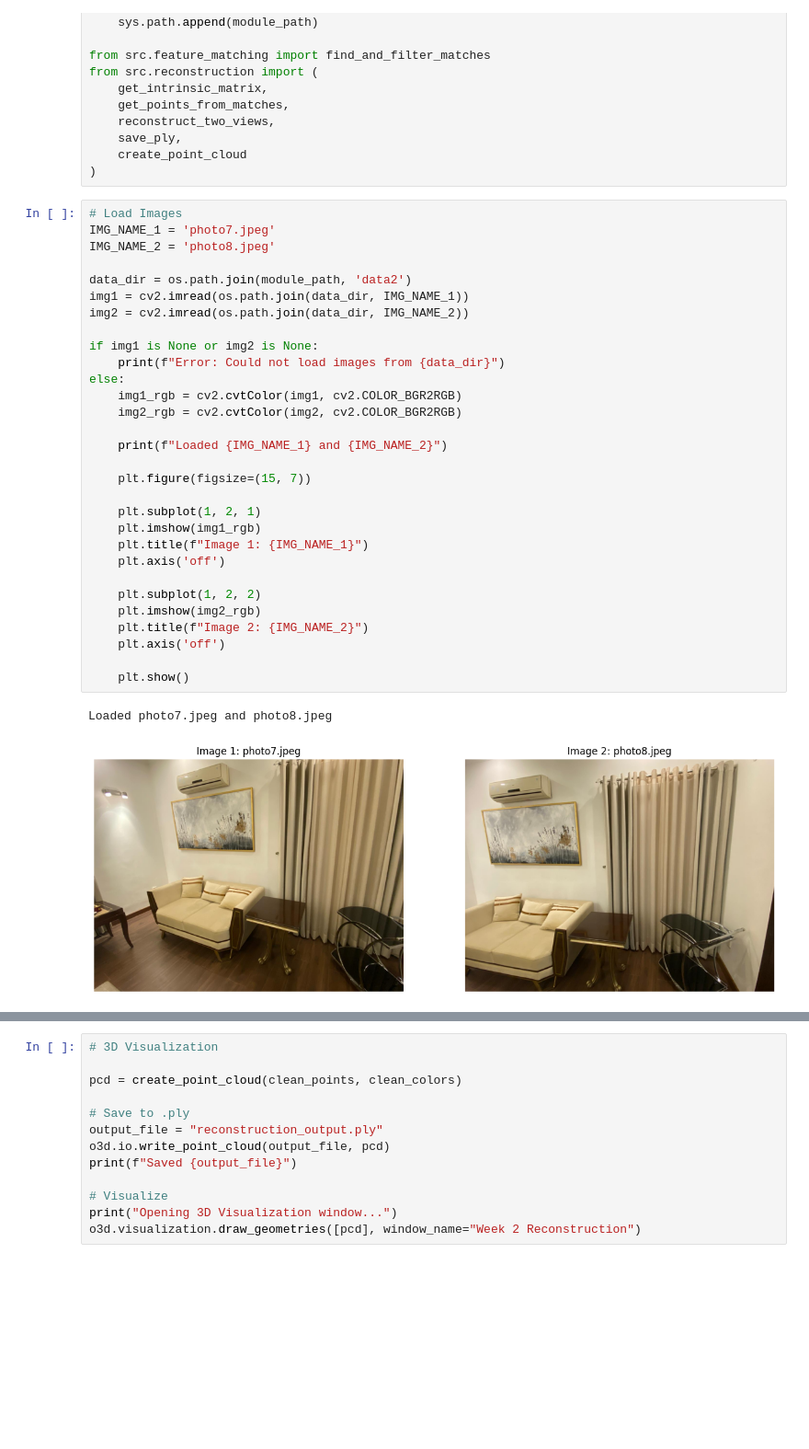
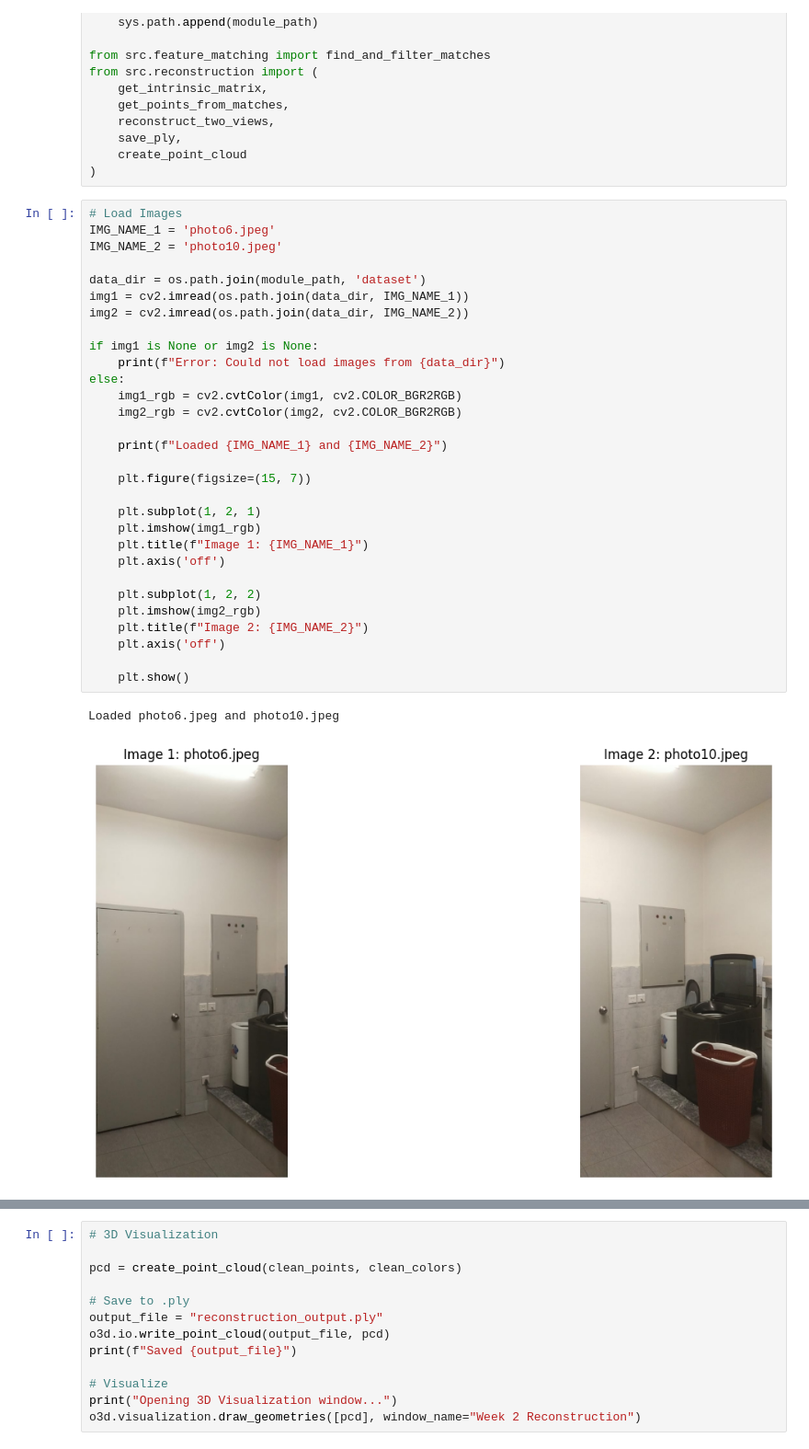
Before and after one commit to MaryamRizwan51/CS-436---Project, a Jupyter notebook: notebooks/week2_reconstruction.ipynb, the cells around one changed output, grey strips where cells are left out. Shown: that part at 92% size. Saved outputs shown, nothing was run; the diff lists cells and outputs as text; blank space fills up the shorter version.

```diff
--- a/notebooks/week2_reconstruction.ipynb
+++ b/notebooks/week2_reconstruction.ipynb
@@ -30,37 +30,37 @@ from src.reconstruction import (
 )
 # %%
 # Load Images
-IMG_NAME_1 = 'photo7.jpeg'
-IMG_NAME_2 = 'photo8.jpeg'
+IMG_NAME_1 = 'photo6.jpeg'
+IMG_NAME_2 = 'photo10.jpeg'
 
-data_dir = os.path.join(module_path, 'data2')
+data_dir = os.path.join(module_path, 'dataset')
 img1 = cv2.imread(os.path.join(data_dir, IMG_NAME_1))
 img2 = cv2.imread(os.path.join(data_dir, IMG_NAME_2))
 
 if img1 is None or img2 is None:
     print(f"Error: Could not load images from {data_dir}")
 else:
     img1_rgb = cv2.cvtColor(img1, cv2.COLOR_BGR2RGB)
     img2_rgb = cv2.cvtColor(img2, cv2.COLOR_BGR2RGB)
 
     print(f"Loaded {IMG_NAME_1} and {IMG_NAME_2}")
 
     plt.figure(figsize=(15, 7))
 
     plt.subplot(1, 2, 1)
     plt.imshow(img1_rgb)
     plt.title(f"Image 1: {IMG_NAME_1}")
     plt.axis('off')
 
     plt.subplot(1, 2, 2)
     plt.imshow(img2_rgb)
     plt.title(f"Image 2: {IMG_NAME_2}")
     plt.axis('off')
 
     plt.show()
 # %% [output]
-Loaded photo7.jpeg and photo8.jpeg
+Loaded photo6.jpeg and photo10.jpeg
-[figure, old version]
+[figure, new version]
 # %%
 # Get Feature Matches
 matches, kp1, kp2, match_viz = find_and_filter_matches(img1, img2, lowe_ratio=1.0)
```
Also changed, not shown: parts of 5 cells of this notebook, 41 other files.
